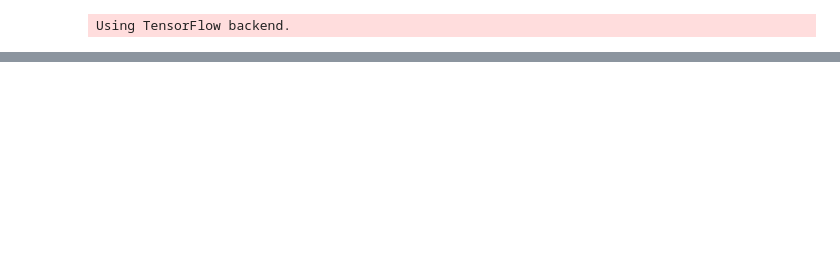
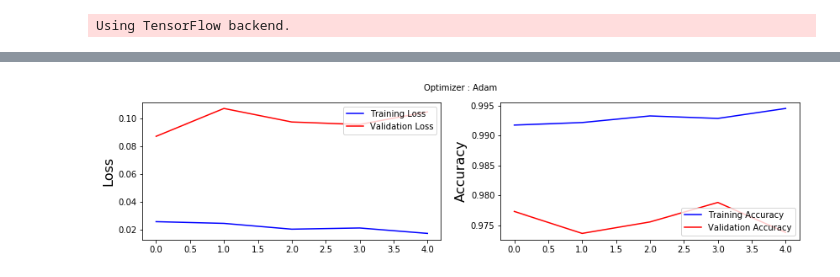
Before and after one commit to mohanrajmit/DL-Training, a Jupyter notebook: MNIST_keras.ipynb, the cells around one changed output, grey strips where cells are left out. Cells and saved outputs as stored; diff of their text form; code cells hidden in the pictures; blank space fills up the shorter version.

```diff
--- a/MNIST_keras.ipynb
+++ b/MNIST_keras.ipynb
@@ -57,15 +57,15 @@ model.add(Dense(512, input_dim=784))
 # we clamp all values below 0 to 0.
 model.add(Activation('relu'))
 # Dropout helps protect the model from memorizing or "overfitting" the training data
-model.add(Dropout(0.2))
+#model.add(Dropout(0.2))
 
 model.add(Dense(512))
 model.add(Activation('relu'))
-model.add(Dropout(0.2))
+#model.add(Dropout(0.2))
 
 model.add(Dense(512))
 model.add(Activation('relu'))
-model.add(Dropout(0.2))
+#model.add(Dropout(0.2))
 
 model.add(Dense(10))
 # This special "softmax" activation among other things,
@@ -80,7 +90,7 @@ size = int(len(X_train) * 0.8)
 train_x, val_x = X_train[:size], X_train[size:]
 train_y, val_y = Y_train[:size], Y_train[size:]
 # %%
-model.fit(train_x, train_y, batch_size=128, nb_epoch=5, validation_data=(val_x, val_y))
+hist = model.fit(train_x, train_y, batch_size=128, nb_epoch=5, validation_data=(val_x, val_y))
 # %% [output]
 Train on 48000 samples, validate on 12000 samples
 Epoch 1/5
@@ -110,3 +119,20 @@ actuals = list(y_test)
 
 sub = pd.DataFrame({'Actual': actuals, 'Predictions': predictions})
 sub.to_csv('output.csv', index=False)
+# %%
+plt.figure(figsize=(14,3))
+plt.subplot(1, 2, 1)
+plt.suptitle('Optimizer : Adam', fontsize=10)
+plt.ylabel('Loss', fontsize=16)
+plt.plot(hist.history['loss'], color='b', label='Training Loss')
+plt.plot(hist.history['val_loss'], color='r', label='Validation Loss')
+plt.legend(loc='upper right')
+
+plt.subplot(1, 2, 2)
+plt.ylabel('Accuracy', fontsize=16)
+plt.plot(hist.history['acc'], color='b', label='Training Accuracy')
+plt.plot(hist.history['val_acc'], color='r', label='Validation Accuracy')
+plt.legend(loc='lower right')
+plt.show()
+# %% [output]
+[figure, added]
```
Also changed, not shown: parts of 7 cells of this notebook.
